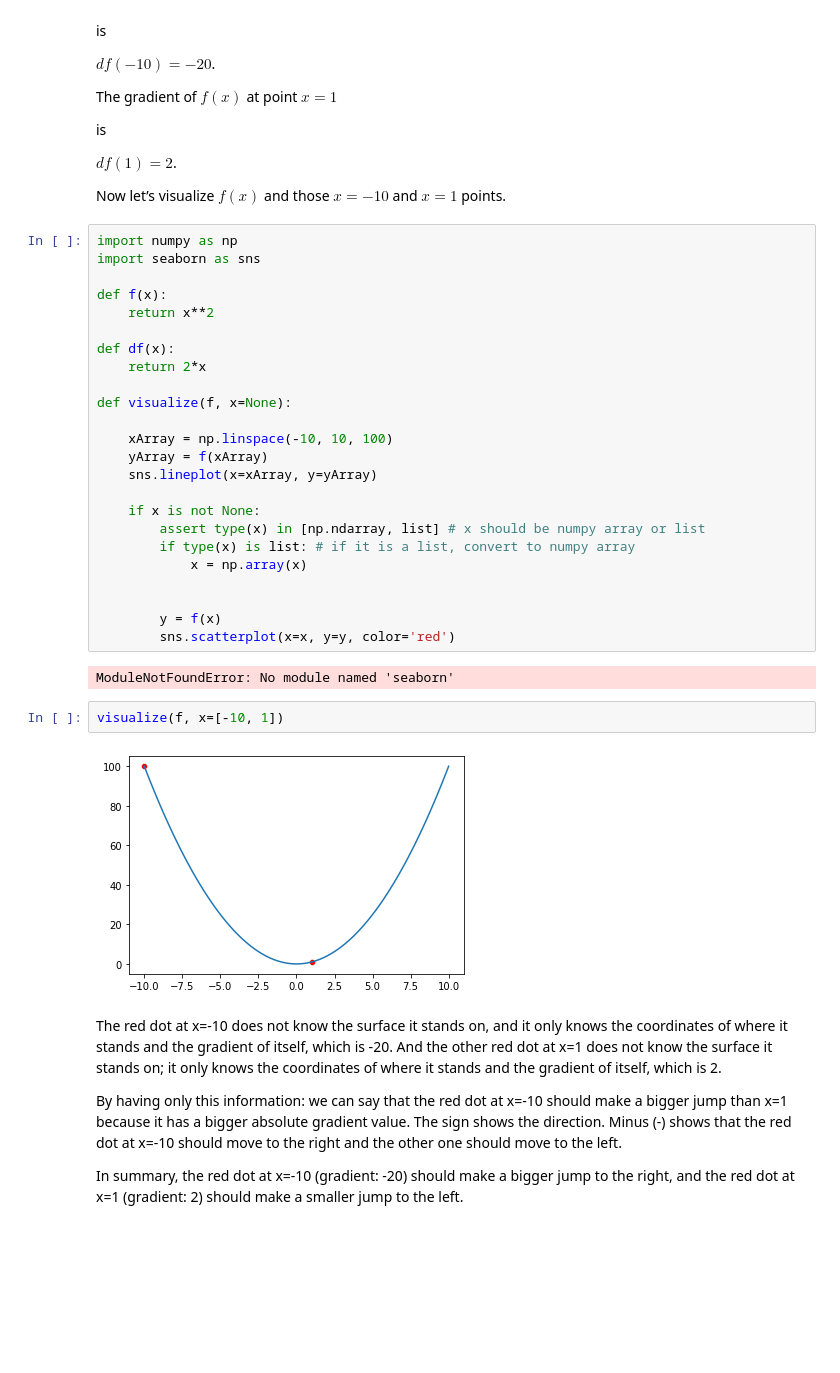
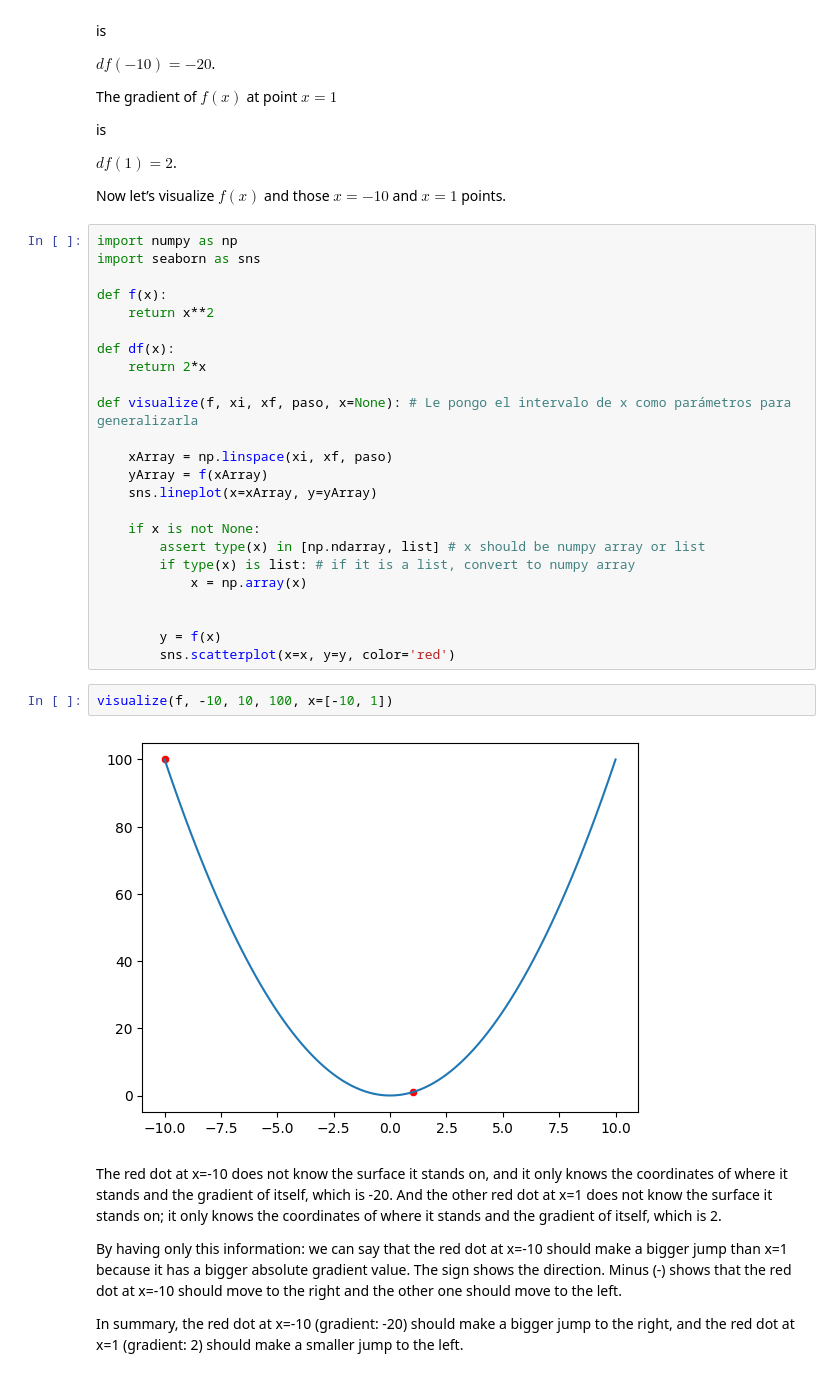
Before and after one commit to 4GeeksAcademy/efrainnalmeida-calculus-and-algebra-problems-with-python, a Jupyter notebook: notebook/problems.ipynb, the cells around one changed output. Drawn from its saved outputs; the diff is of its cells as text; blank space fills up the shorter version.

```diff
--- a/notebook/problems.ipynb
+++ b/notebook/problems.ipynb
@@ -218,9 +218,9 @@ def f(x):
 def df(x):
     return 2*x
 
-def visualize(f, x=None):
+def visualize(f, xi, xf, paso, x=None): # Le pongo el intervalo de x como parámetros para generalizarla
 
-    xArray = np.linspace(-10, 10, 100)
+    xArray = np.linspace(xi, xf, paso)
     yArray = f(xArray)
     sns.lineplot(x=xArray, y=yArray)
 
@@ -232,12 +232,10 @@ def visualize(f, x=None):
 
         y = f(x)
         sns.scatterplot(x=x, y=y, color='red')
-# %% [output]
-ModuleNotFoundError: No module named 'seaborn'
 # %%
-visualize(f, x=[-10, 1])
+visualize(f, -10, 10, 100, x=[-10, 1])
 # %% [output]
-[figure, old version]
+[figure, new version]
 # %% [markdown]
 The red dot at x=-10 does not know the surface it stands on, and it only knows the coordinates of where it stands and the gradient of itself, which is -20. And the other red dot at x=1 does not know the surface it stands on; it only knows the coordinates of where it stands and the gradient of itself, which is 2.
 
```
Also changed, not shown: parts of 15 cells of this notebook.
